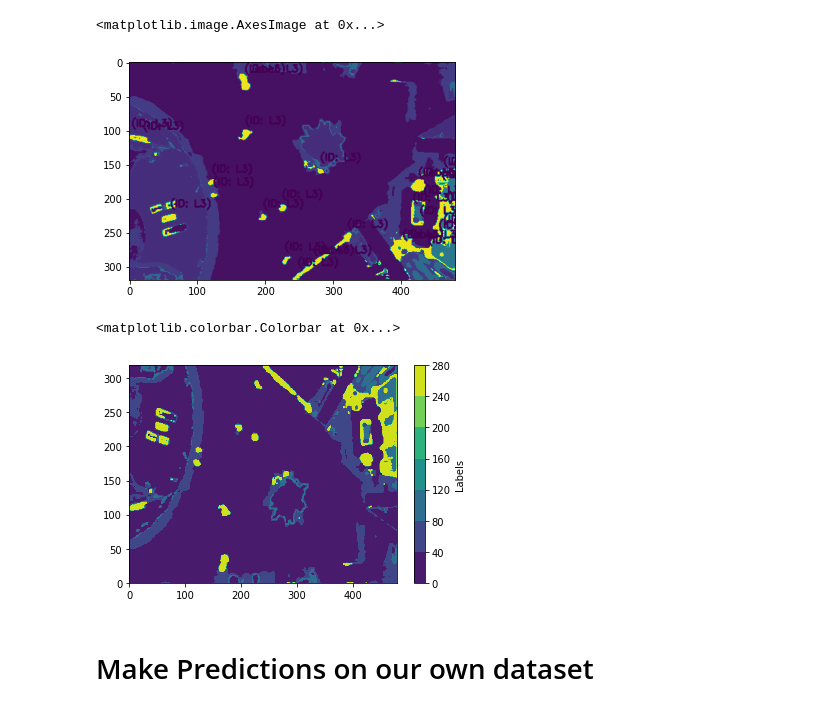
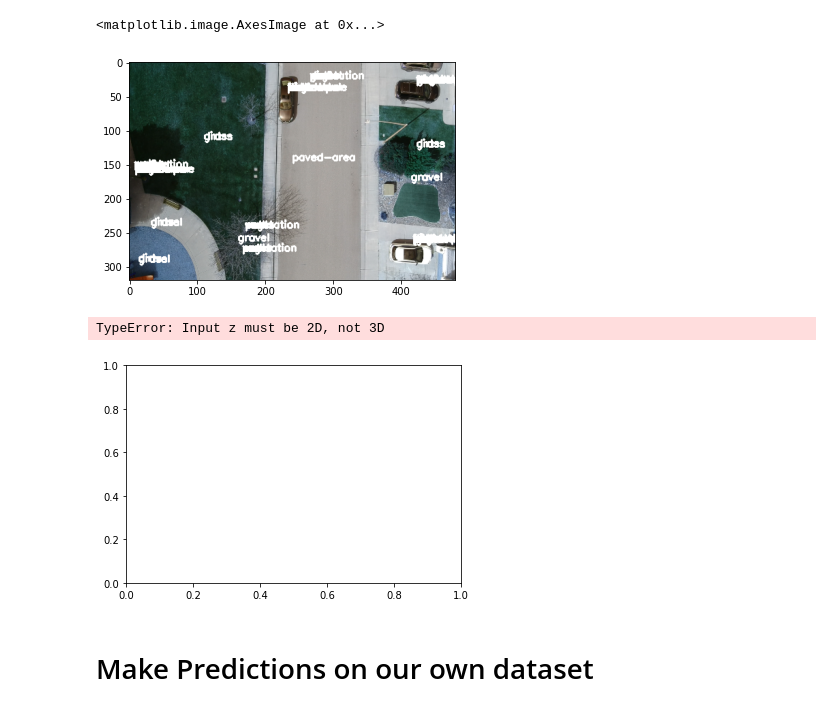
Before and after one commit to AntonioCervantes/Drone-AI-Segmentation, a Jupyter notebook: Segmentation/assets/visualizations.ipynb, the cells around one changed output. Drawn from its saved outputs; the diff is of its cells as text; code cells hidden in the pictures.

Commit message:
more visualization progress

```diff
--- a/Segmentation/assets/visualizations.ipynb
+++ b/Segmentation/assets/visualizations.ipynb
@@ -15,7 +16,13 @@ import imutils
 
 import os
 # %%
+"""
 image_path = "../results/predicted_images/predictions_3/"
 img = os.path.join(image_path, "002_3.jpg")
+"""
+
+img = r"C:\Users\pedri\Desktop\real_pred.jpg"
+actual_path = r"C:\Users\pedri\Desktop\drone_pic.png"
+
 img
 # %% [output]
@@ -42,11 +82,11 @@ mask = [cv2.cvtColor(mask[i], cv2.COLOR_BGR2GRAY) for i in range(len(mask))]
 # %%
-for i in range(lenmask)):
+for i in range(len(mask)):
     cnts = cv2.findContours(mask[i].copy(), cv2.RETR_EXTERNAL, cv2.CHAIN_APPROX_SIMPLE)
     cnts = imutils.grab_contours(cnts)
     center = None
     cX = None
     cY = None
-    min_size = 10
+    min_size = 20
 
     print(len(cnts))
 
@@ -57,12 +97,12 @@ for i in range(lenmask)):
         (cX, cY) = center
 
         if radius > min_size:
-            text = f"(Label: {labels[i]})"
-            x = cv2.putText(img = x,
+            text = f"{labels[i]}"
+            y = cv2.putText(img = y,
                             text = text,
                             org = (cX, cY - 15),
                             fontFace = cv2.FONT_HERSHEY_SIMPLEX,
                             fontScale = 0.5,
-                            color = (0, 0, 255),
+                            color = (255, 255, 255),
                             thickness = 2)
 # %% [output]
@@ -70,16 +118,16 @@ TypeError: 'list' object cannot be interpreted as an integer
 # %%
 plt.figure()
-plt.imshow(x)
+plt.imshow(y)
 # %% [output]
 <matplotlib.image.AxesImage at 0x...>
-[figure, old version]
+[figure, new version]
 # %%
 plt.figure()
 plt.contourf(x)
 plt.colorbar(label="Labels")
 # %% [output]
-<matplotlib.colorbar.Colorbar at 0x...>
+TypeError: Input z must be 2D, not 3D
-[figure, old version]
+[figure, new version]
 # %% [markdown]
 # Make Predictions on our own dataset
 # %%
```
Also changed, not shown: parts of 5 cells of this notebook.
